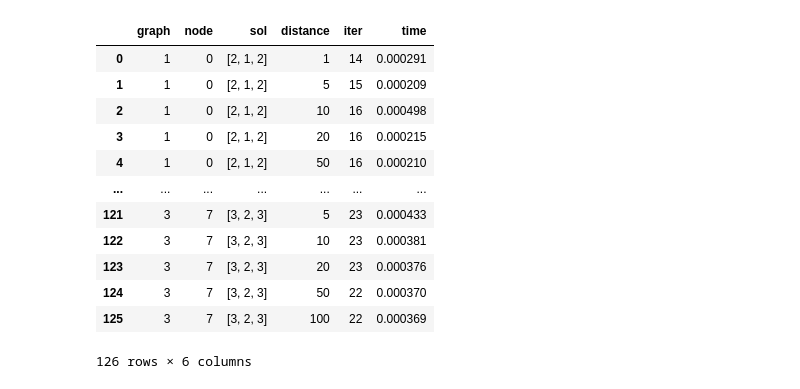
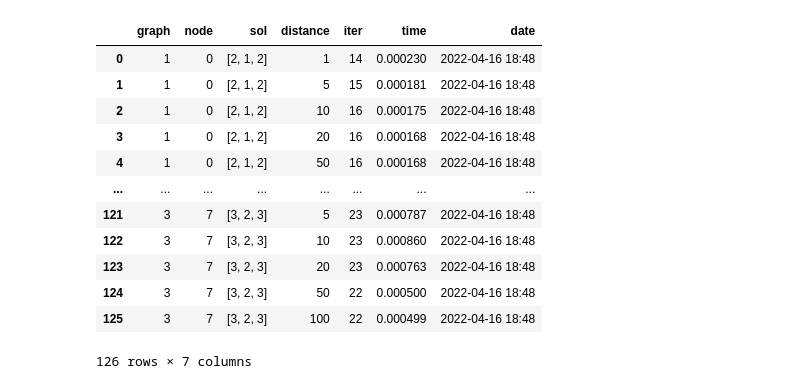
Before and after one commit to pautrejo/practica-2-primera-parte-joelitam2021, a Jupyter notebook: notebooks/pipeline_tabla.ipynb, the cells around one changed output. Drawn from its saved outputs; the diff is of its cells as text; code cells hidden in the pictures.

Commit message:
se agrega la columna de fecha en la salida de la tabla

```diff
--- a/notebooks/pipeline_tabla.ipynb
+++ b/notebooks/pipeline_tabla.ipynb
@@ -260,44 +263,45 @@ distances = [1,5,10,20,50,100]
 # %%
 aux = pd.DataFrame()
 times = []
 iters = []
 nod = []
 dist = []
 g = []
 sol = []
 for graph in graphs.items():
     nodes = list(map(int,list(graph[1].nodes)))
     for node in nodes:
         for distance in distances:
             # Aplicando método Bellman ford modificado para monioreo de parámetros
             start_time = time.time()
             c,lv,p = bf_negative_cycle(graph[1], node, distance)
             time_exec = (time.time() - start_time)
             times.append(time_exec)
             iters.append(len(lv))
             dist.append(distance)
             sol.append(c)
         nod += len(distances) * [node]
     g += (len(distances) * len(nodes)) * [graph[0]]
 aux['distance'] = pd.Series(dist)
 aux['node'] = pd.Series(nod)
 aux['time'] = pd.Series(times)
 aux['iter'] = pd.Series(iters)
 aux['graph'] = pd.Series(g)
 aux['sol'] = pd.Series(sol)
-aux[['graph','node','sol','distance','iter','time']]
+aux['date'] = datetime.today().strftime('%Y-%m-%d %H:%M')
+aux[['graph','node','sol','distance','iter','time','date']]
 # %% [output]
-|  | graph | node | sol | distance | iter | time |
-| 0 | 1 | 0 | [2, 1, 2] | 1 | 14 | 0.000291 |
-| 1 | 1 | 0 | [2, 1, 2] | 5 | 15 | 0.000209 |
-| 2 | 1 | 0 | [2, 1, 2] | 10 | 16 | 0.000498 |
-| 3 | 1 | 0 | [2, 1, 2] | 20 | 16 | 0.000215 |
-| 4 | 1 | 0 | [2, 1, 2] | 50 | 16 | 0.000210 |
-| ... | ... | ... | ... | ... | ... | ... |
-| 121 | 3 | 7 | [3, 2, 3] | 5 | 23 | 0.000433 |
-| 122 | 3 | 7 | [3, 2, 3] | 10 | 23 | 0.000381 |
-| 123 | 3 | 7 | [3, 2, 3] | 20 | 23 | 0.000376 |
-| 124 | 3 | 7 | [3, 2, 3] | 50 | 22 | 0.000370 |
-| 125 | 3 | 7 | [3, 2, 3] | 100 | 22 | 0.000369 |
+|  | graph | node | sol | distance | iter | time | date |
+| 0 | 1 | 0 | [2, 1, 2] | 1 | 14 | 0.000230 | 2022-04-16 18:48 |
+| 1 | 1 | 0 | [2, 1, 2] | 5 | 15 | 0.000181 | 2022-04-16 18:48 |
+| 2 | 1 | 0 | [2, 1, 2] | 10 | 16 | 0.000175 | 2022-04-16 18:48 |
+| 3 | 1 | 0 | [2, 1, 2] | 20 | 16 | 0.000168 | 2022-04-16 18:48 |
+| 4 | 1 | 0 | [2, 1, 2] | 50 | 16 | 0.000168 | 2022-04-16 18:48 |
+| ... | ... | ... | ... | ... | ... | ... | ... |
+| 121 | 3 | 7 | [3, 2, 3] | 5 | 23 | 0.000787 | 2022-04-16 18:48 |
+| 122 | 3 | 7 | [3, 2, 3] | 10 | 23 | 0.000860 | 2022-04-16 18:48 |
+| 123 | 3 | 7 | [3, 2, 3] | 20 | 23 | 0.000763 | 2022-04-16 18:48 |
+| 124 | 3 | 7 | [3, 2, 3] | 50 | 22 | 0.000500 | 2022-04-16 18:48 |
+| 125 | 3 | 7 | [3, 2, 3] | 100 | 22 | 0.000499 | 2022-04-16 18:48 |
-126 rows × 6 columns
+126 rows × 7 columns
 # %%
```
Also changed, not shown: parts of 5 cells of this notebook.
